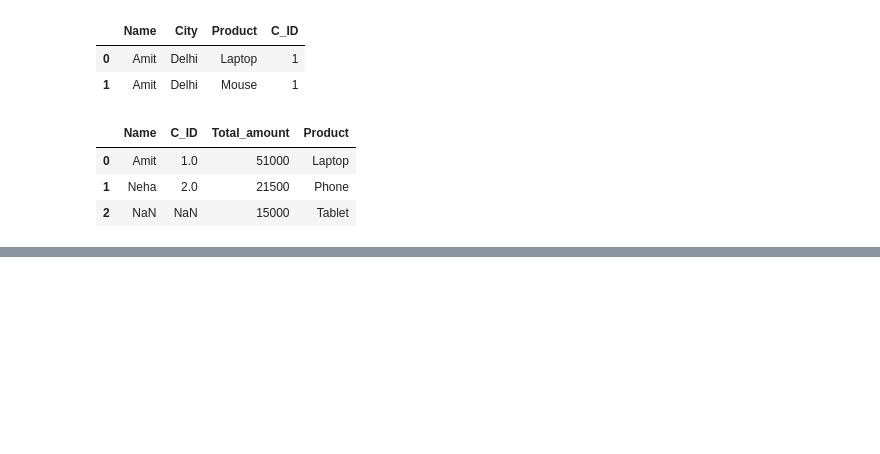
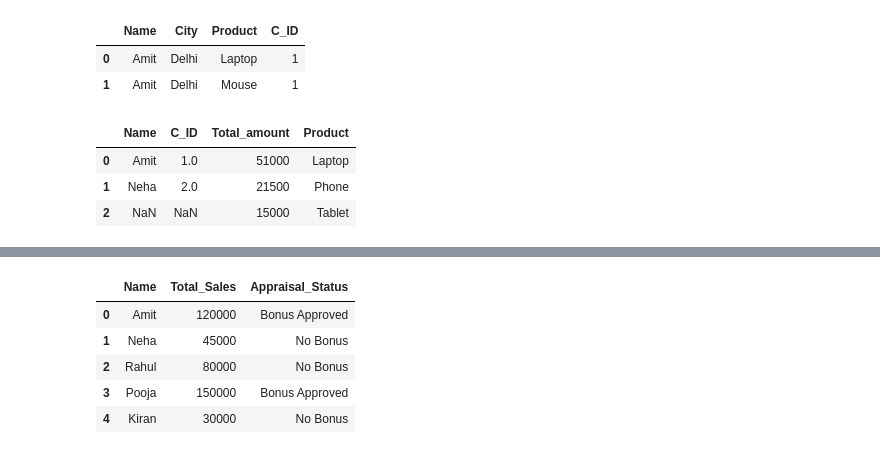
Before and after one commit to Visky-02/Data-Science-Practice, a Jupyter notebook: Untitled Folder/sql2.ipynb, the cells around one changed output, grey strips where cells are left out. Saved outputs shown, nothing was run; the diff lists cells and outputs as text; code cells hidden in the pictures; blank space fills up the shorter version.

```diff
--- a/Untitled Folder/sql2.ipynb
+++ b/Untitled Folder/sql2.ipynb
@@ -265,0 +305,17 @@ pd.read_sql_query(query14,conn)
+# %%
+query16="""
+SELECT Name,Total_Sales,
+    CASE
+        WHEN Total_Sales>100000 THEN 'Bonus Approved'
+        ELSE 'No Bonus'
+    END AS Appraisal_Status
+FROM sales_team
+"""
+pd.read_sql_query(query16,conn)
+# %% [output]
+|  | Name | Total_Sales | Appraisal_Status |
+| 0 | Amit | 120000 | Bonus Approved |
+| 1 | Neha | 45000 | No Bonus |
+| 2 | Rahul | 80000 | No Bonus |
+| 3 | Pooja | 150000 | Bonus Approved |
+| 4 | Kiran | 30000 | No Bonus |
```
Also changed, not shown: parts of 17 cells of this notebook.
